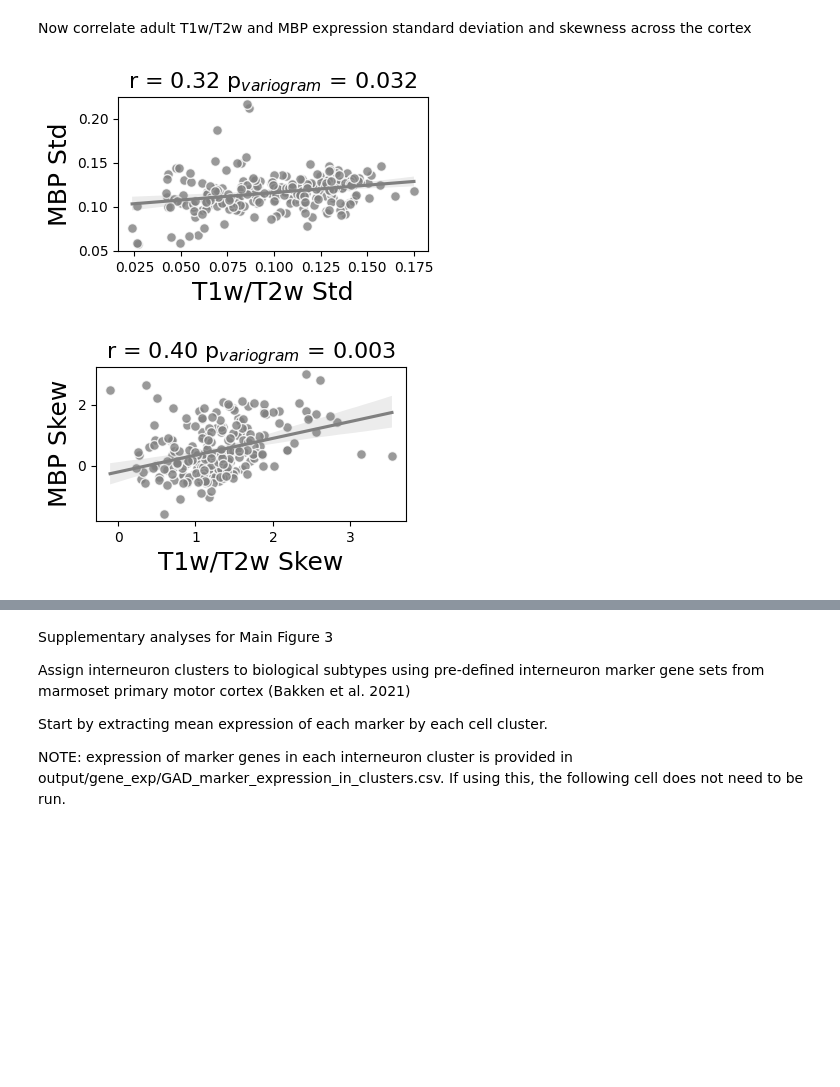
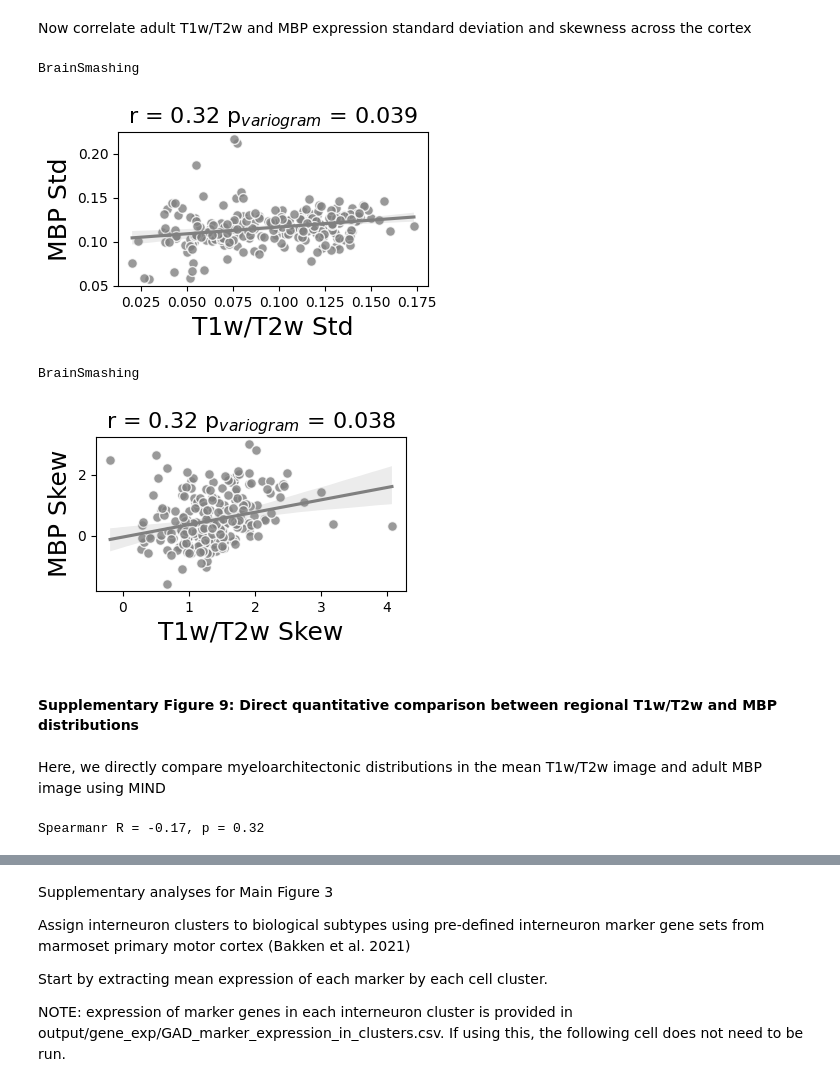
Before and after one commit to edhutch1/marm_MIND, a Jupyter notebook: Sup_Fig8-.ipynb, the cells around one changed output, grey strips where cells are left out. Saved outputs shown, nothing was run; the diff lists cells and outputs as text; code cells hidden in the pictures; blank space fills up the shorter version.

```diff
--- a/Sup_Figs7-.ipynb
+++ b/Sup_Fig8-.ipynb
@@ -201,9 +207,11 @@ skew_t12_per_subj_df = pd.read_csv('output/subj_dfs/skew_t12_per_subj.csv')
 skew_t12_per_subj_df_filt = skew_t12_per_subj_df.set_index("id").loc[mean_t12_per_subj_df_filt["id"]].reset_index()
 skew_t12_per_subj_df_filt.to_csv('output/subj_dfs/skew_t12_per_subj_filt.csv')
 
-# Get mean over all adults
-std_t12_adult = std_t12_per_subj_df_filt.loc[std_t12_per_subj_df_filt['Age'] > 1.75, std_t12_per_subj_df_filt.columns[3:]].mean(axis=0)
-skew_t12_adult = skew_t12_per_subj_df_filt.loc[skew_t12_per_subj_df_filt['Age'] > 1.75, skew_t12_per_subj_df_filt.columns[3:]].mean(axis=0)
+# Get mean age- and sex-matched animals
+std_t12_adult = std_t12_per_subj_df_filt.loc[(std_t12_per_subj_df_filt["Age"] > 3.5) & (std_t12_per_subj_df_filt["Age"] < 4.5) & (std_t12_per_subj_df_filt["Sex"] == 1),
+                                            std_t12_per_subj_df_filt.columns[3:]].mean(axis=0)
+skew_t12_adult = skew_t12_per_subj_df_filt.loc[(skew_t12_per_subj_df_filt["Age"] > 3.5) & (skew_t12_per_subj_df_filt["Age"] < 4.5) & (skew_t12_per_subj_df_filt["Sex"] == 1),
+                                            skew_t12_per_subj_df_filt.columns[3:]].mean(axis=0)
 
 # Get mean and std in 4Y MBP expression image
 MBP_4Y_vox = pd.read_csv('output/MBP/MBP_4Y_vox.csv', index_col=0)
@@ -241,36 +249,44 @@ if p < 0.001:
 else:
     p_text = f'= {p:.3f}'
 plt.title(f'r = {r:.2f} p$_{{variogram}}$ {p_text}', fontsize=16)
+plt.savefig('/Users/EdHutchings_1/proj1/fig_code/Sup/t12_mbp_std_corr.pdf', bbox_inches='tight')
 plt.show()
 
 
 # Skewness
 # Get r and p
 r, p = get_brainsmashed_region_correlation_p_val(map_a = skew_t12_adult.values,
                                                  map_b = skew_MBP_adult.values,
                                                  regions_ind = None,
                                                  dist = dist.values,
                                                  surrogates_filename = 'output/surrogates/adult_t12_skew_surrogates_lh.csv',
                                                  lh=False,
                                                  n_perm=1000,
                                                  test_type = 'two-tailed')
 
 # Plot
 df = pd.DataFrame({
         'T12': pd.to_numeric(skew_t12_adult.values, errors='coerce'),
         'MBP': pd.to_numeric(skew_MBP_adult.values, errors='coerce')
     })
 
 plt.figure(figsize=(4, 2))
 sns.regplot(x='T12', y='MBP', data=df, color='grey', marker='o', line_kws={'color': 'grey'}, scatter_kws={'s': 50, 'edgecolors': 'white'})
 plt.xlabel(f'T1w/T2w Skew', fontsize=18)
 plt.ylabel('MBP Skew', fontsize=18)
 if p < 0.001:
     p_text = '< 0.001'
 else:
     p_text = f'= {p:.3f}'
 plt.title(f'r = {r:.2f} p$_{{variogram}}$ {p_text}', fontsize=16)
+plt.savefig('/Users/EdHutchings_1/proj1/fig_code/Sup/t12_mbp_skew_corr.pdf', bbox_inches='tight')
 plt.show()
 # %% [output]
+BrainSmashing
-[figure, old version]
+[figure, new version]
+BrainSmashing
-[figure, old version]
+[figure, new version]
+# %% [markdown]
+#### **Supplementary Figure 9: Direct quantitative comparison between regional T1w/T2w and MBP distributions**
+# %% [markdown]
+Here, we directly compare myeloarchitectonic distributions in the mean T1w/T2w image and adult MBP image using MIND
@@ -277 +338,27 @@ plt.show()
+# %%
+# Correlate with r list
+
+# ----- Plot correlation ----- #
+dist = pd.read_csv('data/distance_matrix.csv', index_col=0)
+
+# Load MIND list
+MIND_list_df = pd.read_csv('output/MBP/T12_MBP_cross_modality_MIND.csv')
+
+# Load cross-modality correlations (r_list)
+r_df = pd.read_csv('output/MBP/T12_MBP_cross_modality_r.csv')
+
+# Get r and p
+r, p = get_brainsmashed_region_correlation_p_val(map_a = r_df['r'].values,
+                                                 map_b = MIND_list_df['MIND'][0:115].values,
+                                                 regions_ind = None,
+                                                 dist = dist.values[0:115,0:115],
+                                                 surrogates_filename = 'output/surrogates/MBP_t12_MIND_regional_correlation_surrogates_lh.csv',
+                                                 lh=True,
+                                                 n_perm=1000,
+                                                 test_type = 'two-tailed')
+
+# Print
+print(f'Spearmanr R = {r:.2f}, p = {p:.2f}')
+# %% [output]
+Spearmanr R = -0.17, p = 0.32
 # %% [markdown]
```
Also changed, not shown: parts of 22 cells of this notebook, 17 other files.
